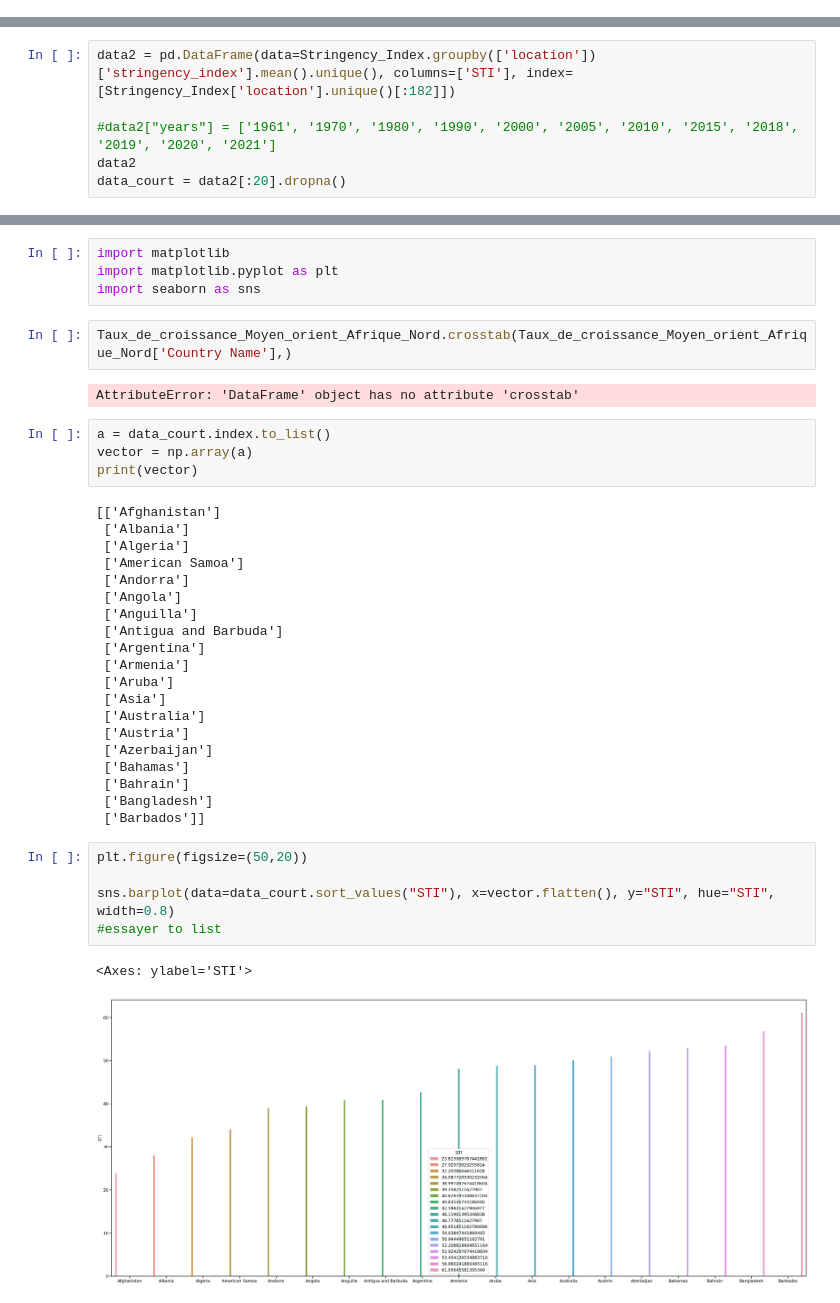
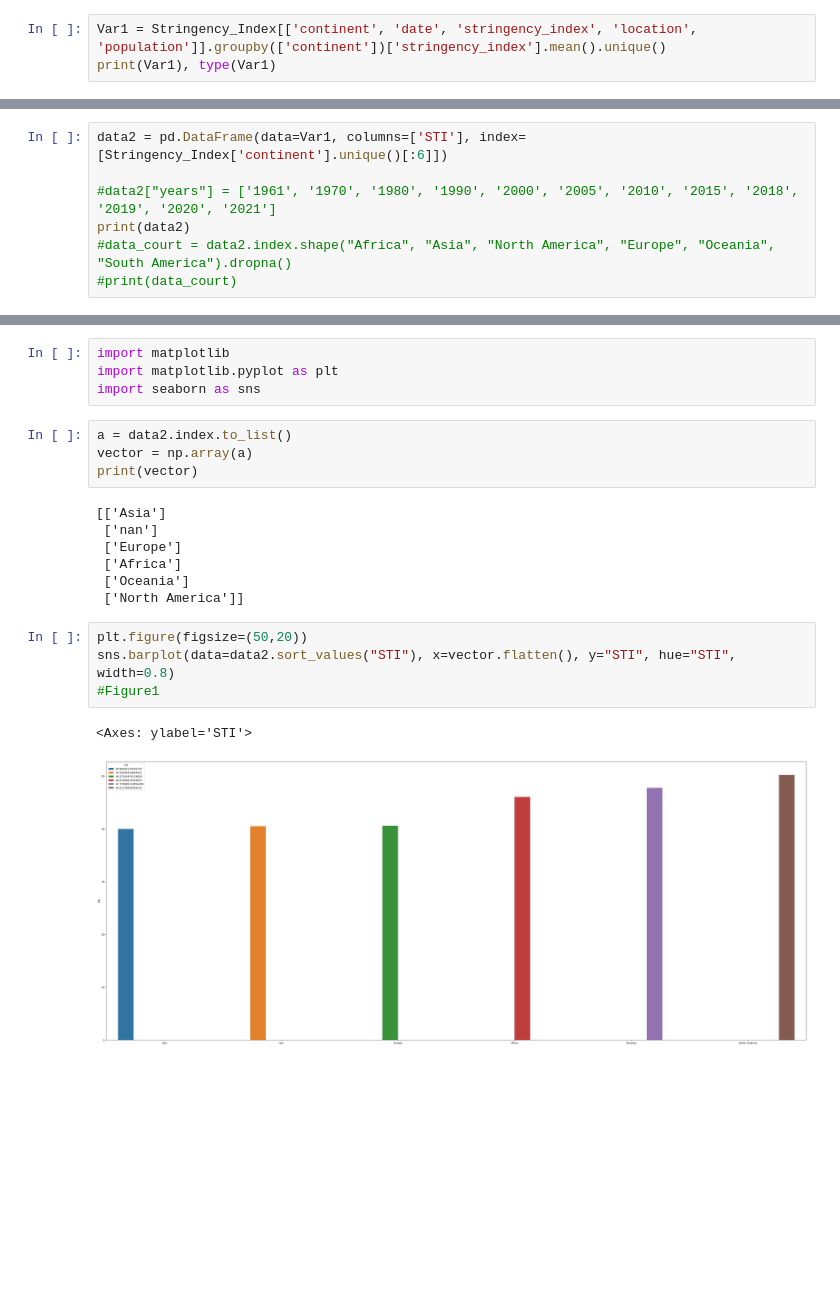
Before and after one commit to NOURDINEEEE/Projet_blanc_Dash1, a Jupyter notebook: Notebooks/Projet_blanc_donnees_mondiales.ipynb, the cells around one changed output, grey strips where cells are left out. Cells and saved outputs as stored; diff of their text form; blank space fills up the shorter version.

```diff
--- a/Notebooks/Projet_blanc_donnees_mondiales.ipynb
+++ b/Notebooks/Projet_blanc_donnees_mondiales.ipynb
@@ -295,3 +313,6 @@ Taux_de_croissance_Moyen_orient_Afrique_Nord[['1961', '1970', '1980', '1990', '2
 | 264 | 1.361382 | 4.797113 | 3.035622 | -0.481072 | 3.897323 | 7.235599 | 10.298223 | 2.920375 | 4.034494 | 1.441306 | -2.785055 | ... |
 | 265 | 6.316157 | 22.565151 | 14.420684 | 6.988553 | -3.059190 | -5.711084 | 21.452061 | 2.023650 | 5.009867 | -6.332446 | -7.816951 | ... |
 266 rows × 12 columns
+# %%
+Var1 = Stringency_Index[['continent', 'date', 'stringency_index', 'location', 'population']].groupby(['continent'])['stringency_index'].mean().unique()
+print(Var1), type(Var1)
@@ -298,6 +322,7 @@ Taux_de_croissance_Moyen_orient_Afrique_Nord[['1961', '1970', '1980', '1990', '2
 # %%
-data2 = pd.DataFrame(data=Stringency_Index.groupby(['location'])['stringency_index'].mean().unique(), columns=['STI'], index=[Stringency_Index['location'].unique()[:182]])
+data2 = pd.DataFrame(data=Var1, columns=['STI'], index=[Stringency_Index['continent'].unique()[:6]])
 
 #data2["years"] = ['1961', '1970', '1980', '1990', '2000', '2005', '2010', '2015', '2018', '2019', '2020', '2021']
-data2
-data_court = data2[:20].dropna()
+print(data2)
+#data_court = data2.index.shape("Africa", "Asia", "North America", "Europe", "Oceania", "South America").dropna()
+#print(data_court)
@@ -305,39 +338,21 @@ data_court = data2[:20].dropna()
 import matplotlib
 import matplotlib.pyplot as plt
 import seaborn as sns
-# %%
-Taux_de_croissance_Moyen_orient_Afrique_Nord.crosstab(Taux_de_croissance_Moyen_orient_Afrique_Nord['Country Name'],)
-# %% [output]
-AttributeError: 'DataFrame' object has no attribute 'crosstab'
 # %%
-a = data_court.index.to_list()
+a = data2.index.to_list()
 vector = np.array(a)
 print(vector)
 # %% [output]
-[['Afghanistan']
- ['Albania']
- ['Algeria']
- ['American Samoa']
- ['Andorra']
- ['Angola']
- ['Anguilla']
- ['Antigua and Barbuda']
- ['Argentina']
- ['Armenia']
- ['Aruba']
- ['Asia']
- ['Australia']
- ['Austria']
- ['Azerbaijan']
- ['Bahamas']
- ['Bahrain']
- ['Bangladesh']
- ['Barbados']]
+[['Asia']
+ ['nan']
+ ['Europe']
+ ['Africa']
+ ['Oceania']
+ ['North America']]
 # %%
 plt.figure(figsize=(50,20))
-
-sns.barplot(data=data_court.sort_values("STI"), x=vector.flatten(), y="STI", hue="STI", width=0.8)
-#essayer to list
+sns.barplot(data=data2.sort_values("STI"), x=vector.flatten(), y="STI", hue="STI", width=0.8)
+#Figure1
 # %% [output]
 <Axes: ylabel='STI'>
-[figure, old version]
+[figure, new version]
```
Also changed, not shown: parts of 11 cells of this notebook.
